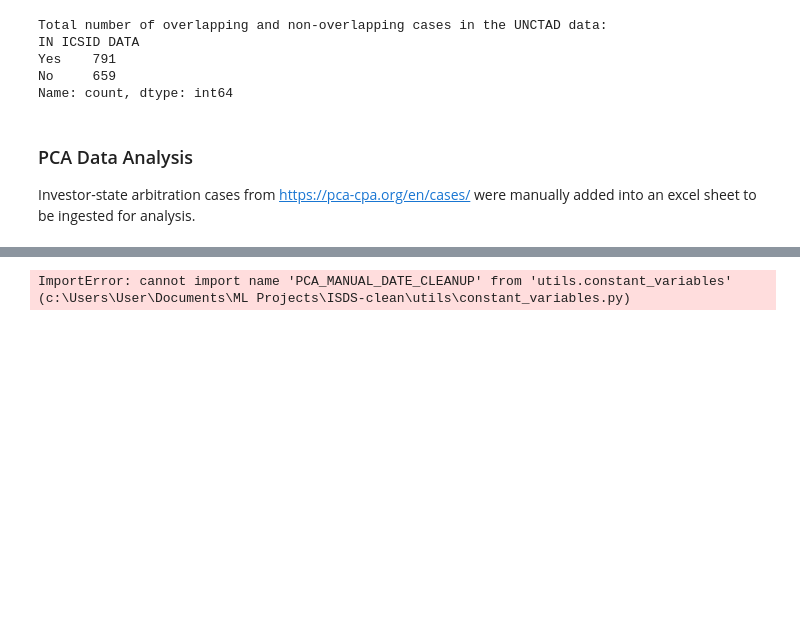
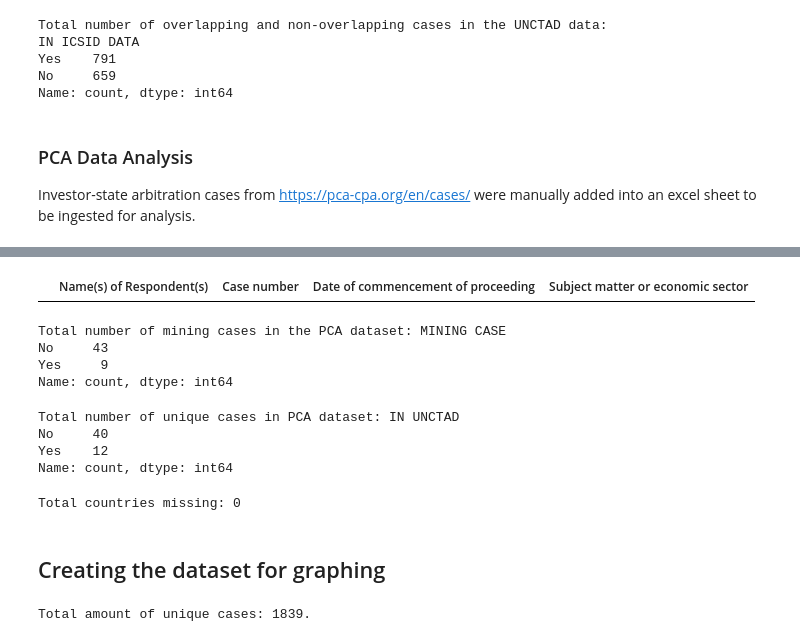
Before and after one commit to elgodwin-qmul/ISDS, a Jupyter notebook: notebooks/analysis.ipynb, the cells around one changed output, grey strips where cells are left out. Drawn from its saved outputs; the diff is of its cells as text; code cells hidden in the pictures; blank space fills up the shorter version.

```diff
--- a/notebooks/analysis.ipynb
+++ b/notebooks/analysis.ipynb
@@ -383,31 +381,34 @@ PCA_DATA[PCA_DATA["Date of commencement of proceeding"].isna()]
 # %%
 # Given format of PCA cases using the year in their case numbers, will manually add this into the data.
 from utils.constant_variables import PCA_MANUAL_DATE_CLEANUP
 
 # Find rows in dataframe that need to be updated
 mask = (
     PCA_DATA["Date of commencement of proceeding"].isna()
     &
     PCA_DATA["Case number"]
     .isin(PCA_MANUAL_DATE_CLEANUP.keys())
 )
 
 # Update only missing dates
 PCA_DATA.loc[
     mask,
     "Date of commencement of proceeding"
 ] = (
     PCA_DATA.loc[
         mask,
         "Case number"
     ].map(PCA_MANUAL_DATE_CLEANUP)
 )
 
 # Convert to datetime
 PCA_DATA["Date of commencement of proceeding"] = pd.to_datetime(
     PCA_DATA["Date of commencement of proceeding"],
     errors = "coerce",
     format = "mixed"
 )
+
+# Verify date cleanup
+PCA_DATA[PCA_DATA["Date of commencement of proceeding"].isna()] # No missing entries.
 # %% [output]
-ImportError: cannot import name 'PCA_MANUAL_DATE_CLEANUP' from 'utils.constant_variables' (c:\Users\User\Documents\ML Projects\ISDS-clean\utils\constant_variables.py)
+|  | Name(s) of Respondent(s) | Case number | Date of commencement of proceeding | Subject matter or economic sector |
@@ -413,0 +419,29 @@ ImportError: cannot import name 'PCA_MANUAL_DATE_CLEANUP' from 'utils.constant_v
+# %%
+# Find all PCA mining cases
+PCA_DATA["MINING CASE"] = PCA_DATA["Subject matter or economic sector"].str.contains("Mining and quarrying", case=False, na=False).map({True: "Yes", False: "No"})
+print(f"Total number of mining cases in the PCA dataset: {PCA_DATA["MINING CASE"].value_counts()}") # 9 mining cases
+# %% [output]
+Total number of mining cases in the PCA dataset: MINING CASE
+No     43
+Yes     9
+Name: count, dtype: int64
+# %%
+# Find all unique PCA cases not in the UNCTAD dataset
+PCA_DATA["IN UNCTAD"] = PCA_DATA["Case number"].isin(UNCTAD_FULL["CASE NO."]).map({True: "Yes", False: "No"})
+print(f"Total number of unique cases in PCA dataset: {PCA_DATA["IN UNCTAD"].value_counts()}")  # 40 unique cases
+# %% [output]
+Total number of unique cases in PCA dataset: IN UNCTAD
+No     40
+Yes    12
+Name: count, dtype: int64
+# %%
+# Retrieve country for each case
+from utils.country_utils import extract_country
+PCA_DATA[["country_clean", "country_iso3", "extraction_method"]] = PCA_DATA["Name(s) of Respondent(s)"].apply(extract_country)
+
+# Verify all countries found
+print(f"Total countries missing: {PCA_DATA["country_clean"].isna().sum()}")
+# %% [output]
+Total countries missing: 0
+# %% [markdown]
+## Creating the dataset for graphing
@@ -413,0 +489,14 @@ ImportError: cannot import name 'PCA_MANUAL_DATE_CLEANUP' from 'utils.constant_v
+# %%
+# Combine all three datasets into one.
+# Full mining cases
+df_MINING_CASES = pd.concat(
+    [ICSID, UNCTAD_unique, PCA_unique],
+    ignore_index=True
+)
+
+print(f"Total amount of unique cases: {df_MINING_CASES.shape[0]}.")
+
+# Save analysis dataset
+df_MINING_CASES.to_csv(r"../data/processed/MINING_CASES_202606.csv", index=False)
+# %% [output]
+Total amount of unique cases: 1839.
```
Also changed, not shown: parts of 11 cells of this notebook, 4 other files.
